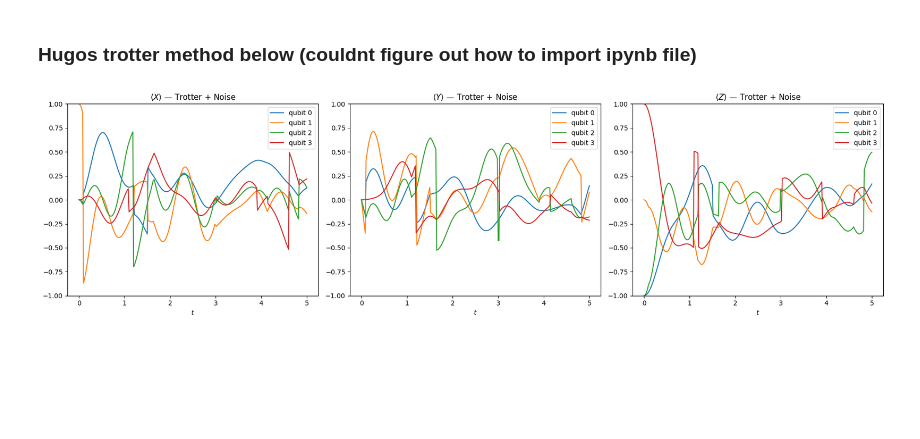
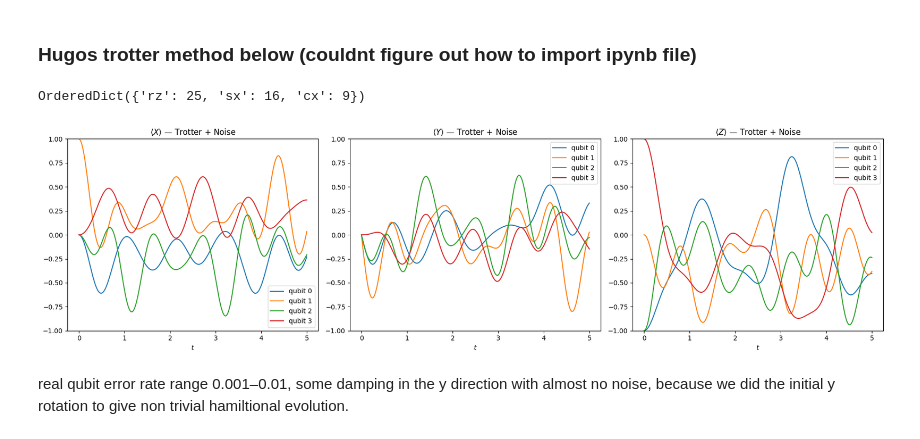
Before and after one commit to laramt04/Time-Evolution-QC-Project, a Jupyter notebook: LaraNoiseOurTrotter.ipynb, the cells around one changed output. Cells and saved outputs as stored; diff of their text form; code cells hidden in the pictures; blank space fills up the shorter version.

Commit message:
noise fixed for our trotter

```diff
--- a/LaraNoiseOurTrotter.ipynb
+++ b/LaraNoiseOurTrotter.ipynb
@@ -123,7 +124,7 @@ def first_order_trotter(H, t, n_steps, num_qubits=None):
     return qc
 
 
-def trotter_with_noise(L, Jz, steps, t_tot, error_rate=0.01, allzeros=True):
+def trotter_with_noise(L, Jz, steps, t_tot, error_rate=0.0001, allzeros=True):
         H  = hamiltonian1(L, Jz)
         dt = t_tot / steps
 
@@ -132,7 +133,6 @@ def trotter_with_noise(L, Jz, steps, t_tot, error_rate=0.01, allzeros=True):
         noise_model.add_all_qubit_quantum_error(error_2q, ['cx'])
 
         psi0 = initialise(Jz, L, allzeros=allzeros, rotate_middle=True)
-
         simulator = AerSimulator(method='statevector', noise_model=noise_model)
         states    = [np.array(psi0)]
         current_sv = np.array(psi0)
@@ -141,45 +141,38 @@ def trotter_with_noise(L, Jz, steps, t_tot, error_rate=0.01, allzeros=True):
         qc_step = QuantumCircuit(L)
         trotter_step_1st_order(qc_step, H, dt)
         qc_step = transpile(qc_step, simulator)
+        print(qc_step.count_ops())
 
         for _ in range(steps):
             qc_run = QuantumCircuit(L)
-            qc_run.set_statevector(current_sv)   # <-- replace initialize with this
+            qc_run.set_statevector(current_sv)  # no import needed, method on QuantumCircuit
             qc_run = qc_run.compose(qc_step)
             qc_run.save_statevector()
             result = simulator.run(qc_run).result()
-            current_sv = result.get_statevector().data
+            current_sv = np.array(result.get_statevector())
             states.append(current_sv)
 
         return states
 
 
 L, Jz, steps, t_tot = 4, -1.1, 300, 5.0
-noisy_states = trotter_with_noise(L, Jz, steps, t_tot, error_rate=0.005)
+noisy_states = trotter_with_noise(L, Jz, steps, t_tot, error_rate=0.0001)
 t_values     = np.arange(len(noisy_states)) * (t_tot / steps)
 
 fig, axes = plt.subplots(1, 3, figsize=(18, 5))
 for ax, pauli_mat, label in zip(axes, [pauli_x, pauli_y, pauli_z], ['X','Y','Z']):
     for q in range(L):
         obs  = observable_matrix(L, q, pauli_mat)
         vals = [expectation_value(psi, obs) for psi in noisy_states]
         ax.plot(t_values, vals, label=f'qubit {q}')
     ax.set_title(rf'$\langle {label} \rangle$ — Trotter + Noise')
     ax.set_xlabel(r'$t$')
     ax.set_ylim(-1, 1)
     ax.legend()
 plt.tight_layout()
 plt.show()
-
-# Compare noiseless vs noisy for qubit 0, Z observable
-noiseless_states = [Statevector(first_order_trotter(H, i*dt, 1).evolve ... )]  # your existing noiseless data
-obs = observable_matrix(L, 0, pauli_z)
-
-noisy_vals    = [expectation_value(psi, obs) for psi in noisy_states]
-noiseless_vals = [expectation_value(psi, obs) for psi in your_noiseless_states]
-
-plt.plot(t_values, noiseless_vals, label='noiseless')
-plt.plot(t_values, noisy_vals, label='noisy')
-plt.legend()
 # %% [output]
+OrderedDict({'rz': 25, 'sx': 16, 'cx': 9})
-[figure, old version]
+[figure, new version]
+# %% [markdown]
+real qubit error rate range 0.001–0.01, some damping in the y direction with almost no noise, because we did the initial y rotation to give non trivial hamiltional evolution.
```
Also changed, not shown: parts of 1 cell of this notebook, 1 other file.
